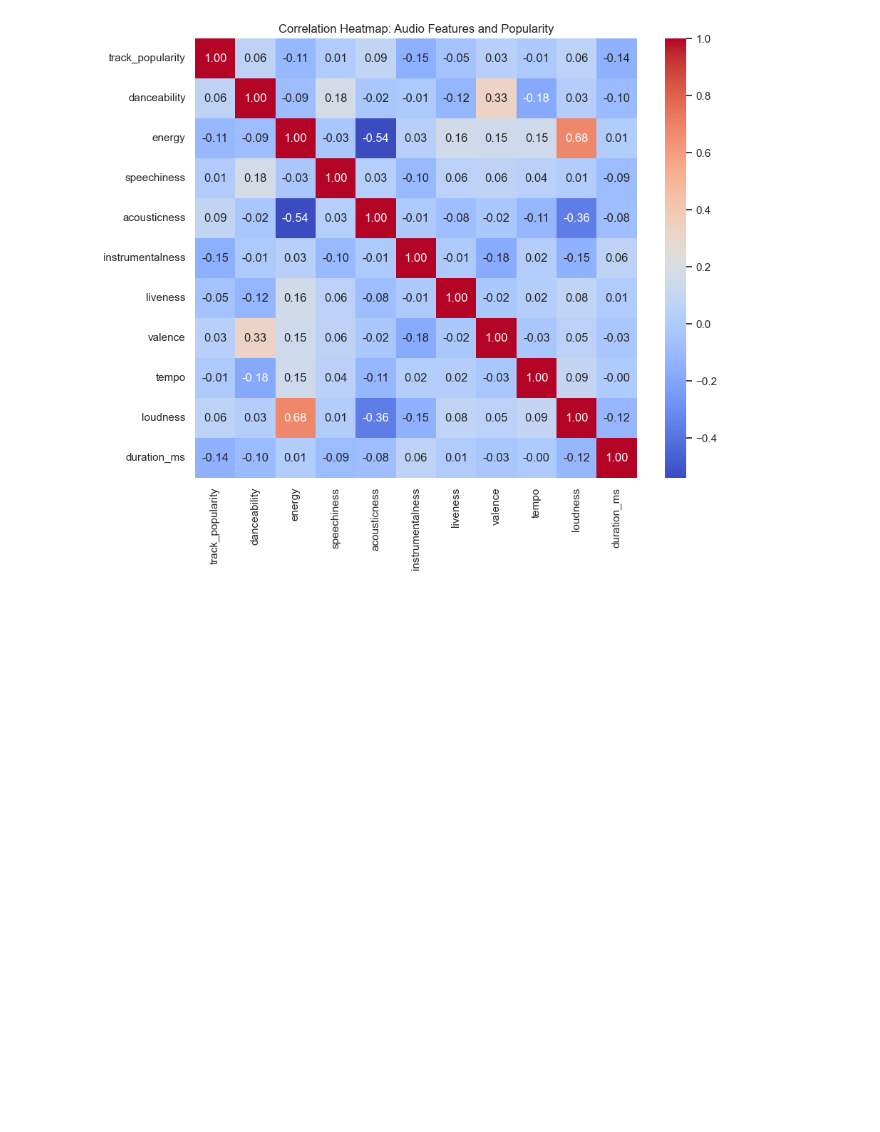
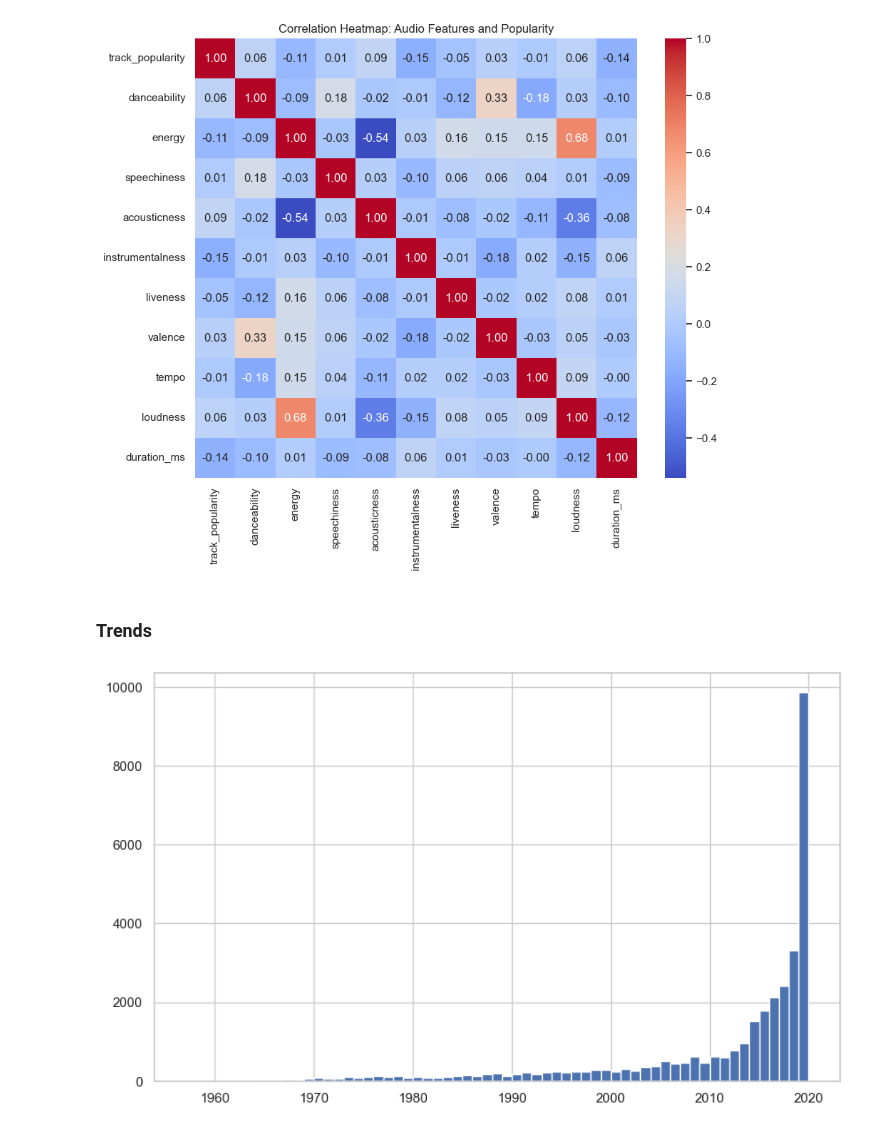
Before and after one commit to hayooniverse/Spotify-Recommendation-Systems, a Jupyter notebook: data_visualization/dataviz.ipynb, the cells around one changed output. Saved outputs shown, nothing was run; the diff lists cells and outputs as text; code cells hidden in the pictures; blank space fills up the shorter version.

```diff
--- a/data_visualization/dataviz.ipynb
+++ b/data_visualization/dataviz.ipynb
@@ -415,3 +412,13 @@ plt.title('Correlation Heatmap: Audio Features and Popularity')
 plt.show()
 # %% [output]
 [figure]
+# %% [markdown]
+### Trends
+# %%
+# Plot a histogram of the song release years
+plt.figure(figsize=(10, 6))
+
+plt.hist(df['year'].dropna(),bins=63)
+plt.show()
+# %% [output]
+[figure, added]
```
Also changed, not shown: parts of 28 cells of this notebook.
